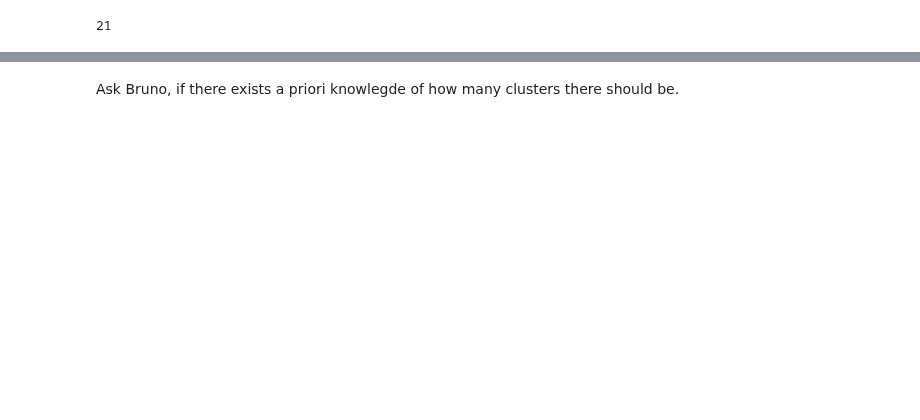
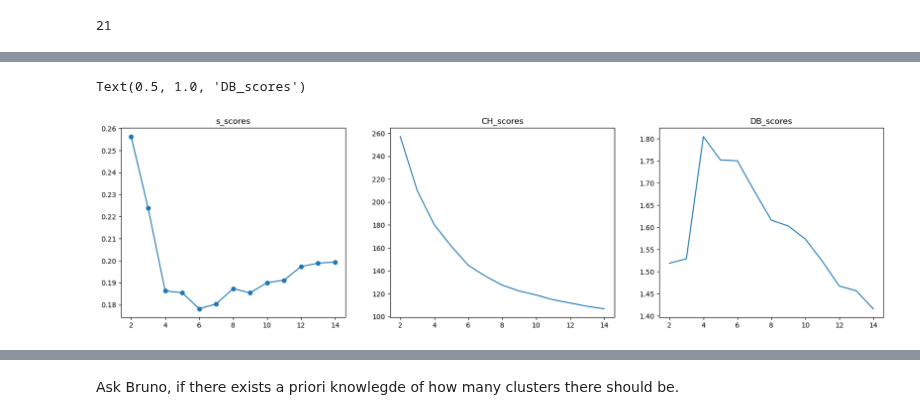
Before and after one commit to tripleUU-U/lamah-ce_lstm, a Jupyter notebook: eda/make_splits.ipynb, the cells around one changed output, grey strips where cells are left out. Saved outputs shown, nothing was run; the diff lists cells and outputs as text; code cells hidden in the pictures; blank space fills up the shorter version.

```diff
--- a/eda/make_splits.ipynb
+++ b/eda/make_splits.ipynb
@@ -203,4 +228,42 @@ kmeans_labels.value_counts()
 Name: count, dtype: int64
+# %%
+n_seeds = 10
+
+seeds = [12312, 14535, 2345456, 23434, 346667, 7978, 45454, 72673, 6, 2562426]
+
+
+s_scores = np.zeros([n_seeds,15])
+CH_scores =  np.zeros([n_seeds,15])
+DB_scores =  np.zeros([n_seeds,15])
+
+for i in range(0,n_seeds):
+
+    seed = seeds[i]
+
+    for k in range(2,15):
+
+        # Test for k-means.
+        labels = KMeans(k,random_state=seed).fit_predict(pca_attributes)
+        s_scores[i,k] = silhouette_score(pca_attributes,labels) # higher is better
+        CH_scores[i,k] = calinski_harabasz_score(pca_attributes,labels) # higher is better
+        DB_scores [i,k] = davies_bouldin_score(pca_attributes, labels) # lower is better
+
+avg_s_scores = s_scores.mean(axis=0)[2:]
+avg_ch_scores = CH_scores.mean(axis=0)[2:]
+avg_db_scores = DB_scores.mean(axis=0)[2:]
+
+fig, axs = plt.subplots(1,3, figsize=(20,5))
+
+axs[0].plot(range(2,15), avg_s_scores, marker="o")
+axs[1].plot(range(2,15), avg_ch_scores)
+axs[2].plot(range(2,15), avg_db_scores)
+
+axs[0].set_title("s_scores")
+axs[1].set_title("CH_scores")
+axs[2].set_title("DB_scores")
+# %% [output]
+Text(0.5, 1.0, 'DB_scores')
+[figure, added]
 # %%
 from sklearn.ensemble import RandomForestClassifier
 
```
Also changed, not shown: parts of 14 cells of this notebook.
